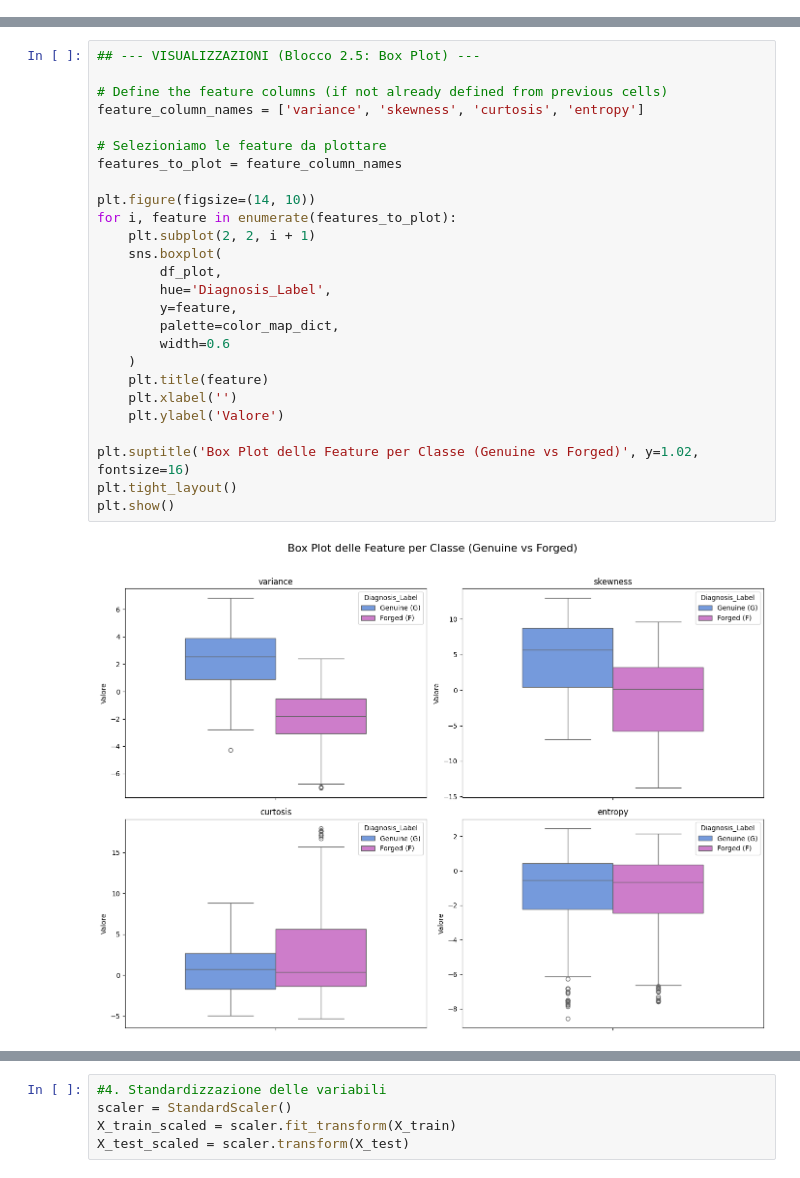
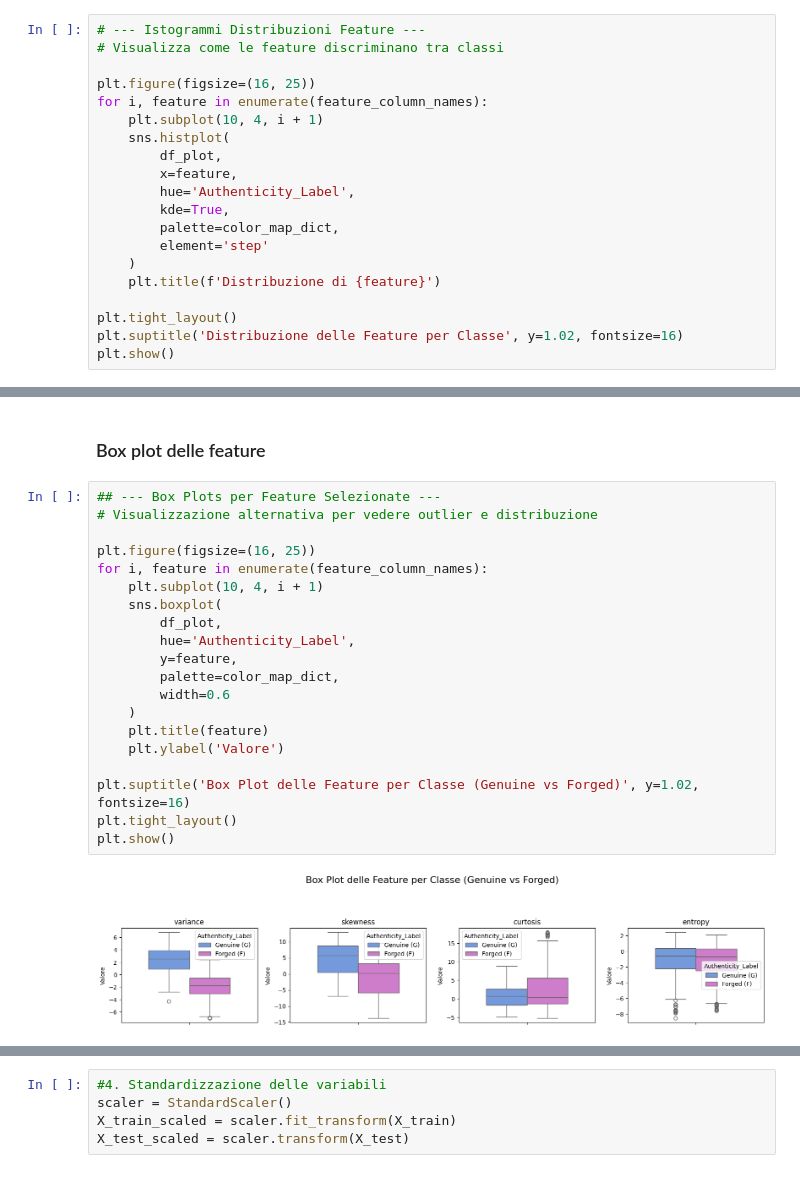
Before and after one commit to Pandanna/Data-Mining-Project, a Jupyter notebook: Banknote_dataset.ipynb, the cells around one changed output, grey strips where cells are left out. Drawn from its saved outputs; the diff is of its cells as text.

```diff
--- a/Banknote_dataset.ipynb
+++ b/Banknote_dataset.ipynb
@@ -169,0 +203,20 @@ plt.show()
+# %%
+# --- Istogrammi Distribuzioni Feature ---
+# Visualizza come le feature discriminano tra classi
+
+plt.figure(figsize=(16, 25))
+for i, feature in enumerate(feature_column_names):
+    plt.subplot(10, 4, i + 1)
+    sns.histplot(
+        df_plot,
+        x=feature,
+        hue='Authenticity_Label',
+        kde=True,
+        palette=color_map_dict,
+        element='step'
+    )
+    plt.title(f'Distribuzione di {feature}')
+
+plt.tight_layout()
+plt.suptitle('Distribuzione delle Feature per Classe', y=1.02, fontsize=16)
+plt.show()
@@ -170,28 +229,24 @@ plt.show()
+# %% [markdown]
+### Box plot delle feature
 # %%
-## --- VISUALIZZAZIONI (Blocco 2.5: Box Plot) ---
+## --- Box Plots per Feature Selezionate ---
+# Visualizzazione alternativa per vedere outlier e distribuzione
 
-# Define the feature columns (if not already defined from previous cells)
-feature_column_names = ['variance', 'skewness', 'curtosis', 'entropy']
-
-# Selezioniamo le feature da plottare
-features_to_plot = feature_column_names
-
-plt.figure(figsize=(14, 10))
-for i, feature in enumerate(features_to_plot):
-    plt.subplot(2, 2, i + 1)
+plt.figure(figsize=(16, 25))
+for i, feature in enumerate(feature_column_names):
+    plt.subplot(10, 4, i + 1)
     sns.boxplot(
         df_plot,
-        hue='Diagnosis_Label',
+        hue='Authenticity_Label',
         y=feature,
         palette=color_map_dict,
         width=0.6
     )
     plt.title(feature)
-    plt.xlabel('')
     plt.ylabel('Valore')
 
 plt.suptitle('Box Plot delle Feature per Classe (Genuine vs Forged)', y=1.02, fontsize=16)
 plt.tight_layout()
 plt.show()
 # %% [output]
-[figure, old version]
+[figure, new version]
```
Also changed, not shown: parts of 57 cells of this notebook.
